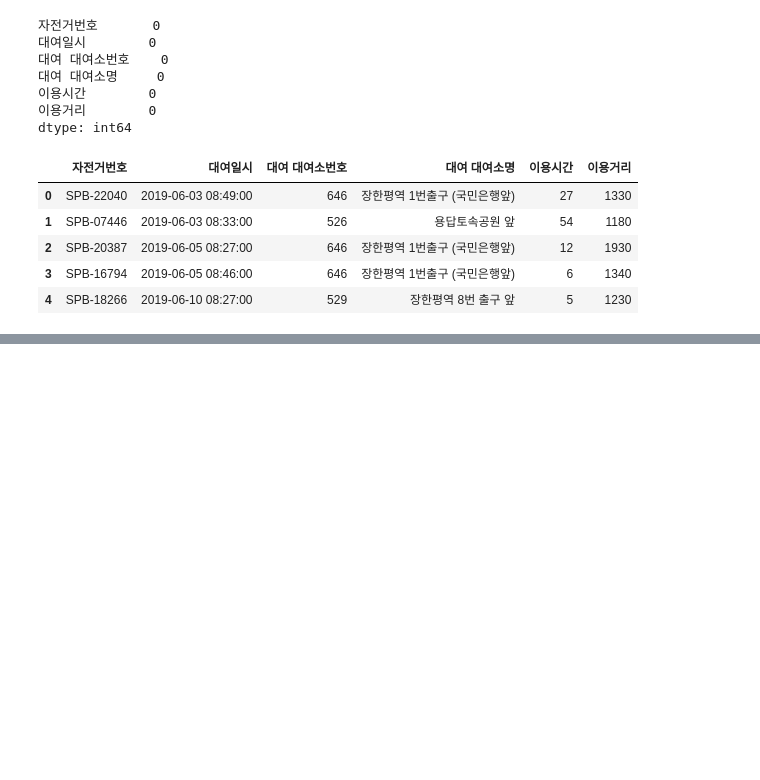
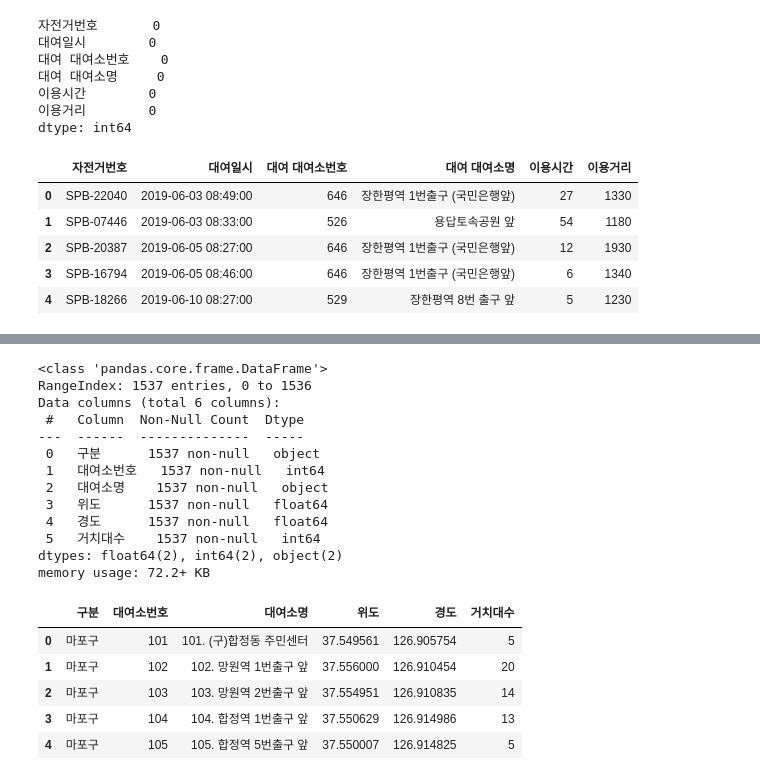
Before and after one commit to SiunKimm/python-data-lab, a Jupyter notebook: data-analysis/bike/practice/bike_practice.ipynb, the cells around one changed output, grey strips where cells are left out. Saved outputs shown, nothing was run; the diff lists cells and outputs as text; code cells hidden in the pictures; blank space fills up the shorter version.

```diff
--- a/data-analysis/bike/practice/bike_practice.ipynb
+++ b/data-analysis/bike/practice/bike_practice.ipynb
@@ -124,0 +177,24 @@ bikes.head()
+# %%
+bike_shop = pd.read_excel('../data/bike_rent_location.xlsx')
+bike_shop.info()
+bike_shop.head()
+# %% [output]
+<class 'pandas.core.frame.DataFrame'>
+RangeIndex: 1537 entries, 0 to 1536
+Data columns (total 6 columns):
+ #   Column  Non-Null Count  Dtype
+---  ------  --------------  -----
+ 0   구분      1537 non-null   object
+ 1   대여소번호   1537 non-null   int64
+ 2   대여소명    1537 non-null   object
+ 3   위도      1537 non-null   float64
+ 4   경도      1537 non-null   float64
+ 5   거치대수    1537 non-null   int64
+dtypes: float64(2), int64(2), object(2)
+memory usage: 72.2+ KB
+|  | 구분 | 대여소번호 | 대여소명 | 위도 | 경도 | 거치대수 |
+| 0 | 마포구 | 101 | 101. (구)합정동 주민센터 | 37.549561 | 126.905754 | 5 |
+| 1 | 마포구 | 102 | 102. 망원역 1번출구 앞 | 37.556000 | 126.910454 | 20 |
+| 2 | 마포구 | 103 | 103. 망원역 2번출구 앞 | 37.554951 | 126.910835 | 14 |
+| 3 | 마포구 | 104 | 104. 합정역 1번출구 앞 | 37.550629 | 126.914986 | 13 |
+| 4 | 마포구 | 105 | 105. 합정역 5번출구 앞 | 37.550007 | 126.914825 | 5 |
```
Also changed, not shown: parts of 8 cells of this notebook.
